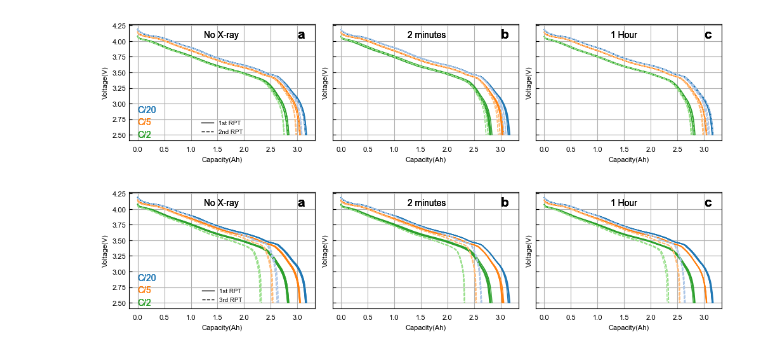
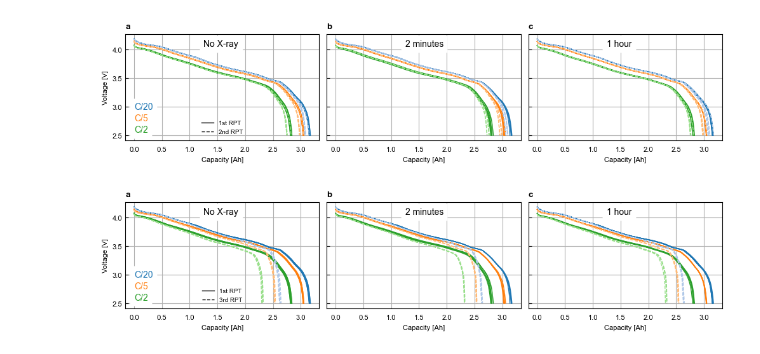
Before and after one commit to jinhongm-umich/X-ray-influence, a Jupyter notebook: Clean SI Fig 2&3.ipynb, the cells around one changed output. Saved outputs shown, nothing was run; the diff lists cells and outputs as text; code cells hidden in the pictures.

```diff
--- a/Clean SI Fig 2&3.ipynb
+++ b/Clean SI Fig 2&3.ipynb
@@ -125,21 +125,22 @@ for filename in os.listdir(folder_1_Hour_2nd):
 step_titles = ['No X-ray', '2 minutes', '1 Hour']
 for i, ax in enumerate(axes):
     # ax.set_title(step_titles[i])
-    ax.set_xlabel('Capacity(Ah)')
-    ax.set_ylabel('Voltage(V)')
+    ax.set_xlabel('Capacity [Ah]')
     ax.grid(True)
 
-    axes[0].text(3, 4.1, 'a', fontsize=15, fontweight='bold', ha='left', va='center')
-    axes[1].text(3, 4.1, 'b', fontsize=15, fontweight='bold', ha='left', va='center')
-    axes[2].text(3, 4.1, 'c', fontsize=15, fontweight='bold', ha='left', va='center')
-    axes[0].text(1.25, 4.1, 'No X-ray', fontsize=10, ha='left', va='center')
-    axes[1].text(1.25, 4.1, '2 minutes', fontsize=10, ha='left', va='center')
-    axes[2].text(1.25, 4.1, '1 Hour', fontsize=10, ha='left', va='center')
+    axes[0].text(1.25, 4.1, 'No X-ray', fontsize=10, ha='left', va='center', bbox=dict(facecolor='white', edgecolor='white'))
+    axes[1].text(1.25, 4.1, '2 minutes', fontsize=10, ha='left', va='center', bbox=dict(facecolor='white', edgecolor='white'))
+    axes[2].text(1.25, 4.1, '1 hour', fontsize=10, ha='left', va='center', bbox=dict(facecolor='white', edgecolor='white'))
 
-    axes[0].text(-0, 2.9, 'C/20', color= '#1f77b4', fontsize=10, ha='left', va='center')
-    axes[0].text(-0, 2.7, 'C/5', color= '#ff7f0e', fontsize=10, ha='left', va='center')
-    axes[0].text(-0, 2.5, 'C/2', color= '#2ca02c', fontsize=10, ha='left', va='center')
+    axes[0].text(-0, 3.0, 'C/20', color= '#1f77b4', fontsize=10, ha='left', va='center', bbox=dict(facecolor='white', edgecolor='white'))
+    axes[0].text(-0, 2.8, 'C/5', color= '#ff7f0e', fontsize=10, ha='left', va='center', bbox=dict(facecolor='white', edgecolor='white'))
+    axes[0].text(-0, 2.6, 'C/2', color= '#2ca02c', fontsize=10, ha='left', va='center', bbox=dict(facecolor='white', edgecolor='white'))
 
+axes[0].set_title('a', fontweight='bold', loc='left')
+axes[1].set_title('b', fontweight='bold', loc='left')
+axes[2].set_title('c', fontweight='bold', loc='left')
+
+axes[0].set_ylabel('Voltage [V]')
 axes[0].plot([], [], linestyle='-', linewidth=1, color='black', label='1st RPT')
 axes[0].plot([], [], linestyle='--', linewidth=1, color='black', label='2nd RPT')
 axes[0].legend(facecolor='white', loc='lower center')
@@ -147,7 +148,7 @@ plt.savefig("SI Fig2.pdf", dpi=300, bbox_inches="tight", format="pdf")
 plt.tight_layout()
 plt.show()
 # %% [output]
-[figure, old version]
+[figure, new version]
 # %%
 import os
 import pandas as pd
@@ -226,42 +227,44 @@ for filename in os.listdir(folder_1_Hour_1st):
         df = pd.read_excel(filepath, header=0, sheet_name='record')
 
     for i, step_index in enumerate([6, 10, 14]):
         voltage_data, capacity_data, filtered_df = filter_data(df, step_index)
         axes[2].plot(capacity_data, voltage_data, linestyle='-', linewidth=1, color=colors_1st[i])
 
 # 여섯 번째 폴더의 모든 엑셀 파일을 불러옵니다.
 for filename in os.listdir(folder_1_Hour_3rd):
     if filename.endswith('.xlsx'):
         filepath = os.path.join(folder_1_Hour_3rd, filename)
         df = pd.read_excel(filepath, header=0, sheet_name='record')
 
     for i, step_index in enumerate([6, 10, 14]):
         voltage_data, capacity_data, filtered_df = filter_data(df, step_index)
         axes[2].plot(capacity_data, voltage_data, linestyle='--', linewidth=1, color=colors_2nd[i])
 
 step_titles = ['No X-ray', '2 minutes', '1 Hour']
 for i, ax in enumerate(axes):
     # ax.set_title(step_titles[i])
-    ax.set_xlabel('Capacity(Ah)')
-    ax.set_ylabel('Voltage(V)')
+    ax.set_xlabel('Capacity [Ah]')
     ax.grid(True)
 
-    axes[0].text(3, 4.1, 'a', fontsize=15, fontweight='bold', ha='left', va='center')
-    axes[1].text(3, 4.1, 'b', fontsize=15, fontweight='bold', ha='left', va='center')
-    axes[2].text(3, 4.1, 'c', fontsize=15, fontweight='bold', ha='left', va='center')
+    axes[0].text(1.25, 4.1, 'No X-ray', fontsize=10, ha='left', va='center', bbox=dict(facecolor='white', edgecolor='white'))
+    axes[1].text(1.25, 4.1, '2 minutes', fontsize=10, ha='left', va='center', bbox=dict(facecolor='white', edgecolor='white'))
+    axes[2].text(1.25, 4.1, '1 hour', fontsize=10, ha='left', va='center', bbox=dict(facecolor='white', edgecolor='white'))
 
-    axes[0].text(1.25, 4.1, 'No X-ray', fontsize=10, ha='left', va='center')
-    axes[1].text(1.25, 4.1, '2 minutes', fontsize=10, ha='left', va='center')
-    axes[2].text(1.25, 4.1, '1 Hour', fontsize=10, ha='left', va='center')
+    axes[0].text(-0, 3.0, 'C/20', color= '#1f77b4', fontsize=10, ha='left', va='center', bbox=dict(facecolor='white', edgecolor='white'))
+    axes[0].text(-0, 2.8, 'C/5', color= '#ff7f0e', fontsize=10, ha='left', va='center', bbox=dict(facecolor='white', edgecolor='white'))
+    axes[0].text(-0, 2.6, 'C/2', color= '#2ca02c', fontsize=10, ha='left', va='center', bbox=dict(facecolor='white', edgecolor='white'))
 
-    axes[0].text(-0, 2.9, 'C/20', color= '#1f77b4', fontsize=10, ha='left', va='center')
-    axes[0].text(-0, 2.7, 'C/5', color= '#ff7f0e', fontsize=10, ha='left', va='center')
-    axes[0].text(-0, 2.5, 'C/2', color= '#2ca02c', fontsize=10, ha='left', va='center')
+
+axes[0].set_title('a', fontweight='bold', loc='left')
+axes[1].set_title('b', fontweight='bold', loc='left')
+axes[2].set_title('c', fontweight='bold', loc='left')
+
+axes[0].set_ylabel('Voltage [V]')
 axes[0].plot([], [], linestyle='-', linewidth=1, color='black', label='1st RPT')
 axes[0].plot([], [], linestyle='--', linewidth=1, color='black', label='3rd RPT')
 axes[0].legend(facecolor='white',loc='lower center')
 plt.savefig("Si Fig3.pdf", dpi=300, bbox_inches="tight", format="pdf")
 plt.tight_layout()
 plt.show()
 # %% [output]
-[figure, old version]
+[figure, new version]
```
Also changed, not shown: 12 other files.
